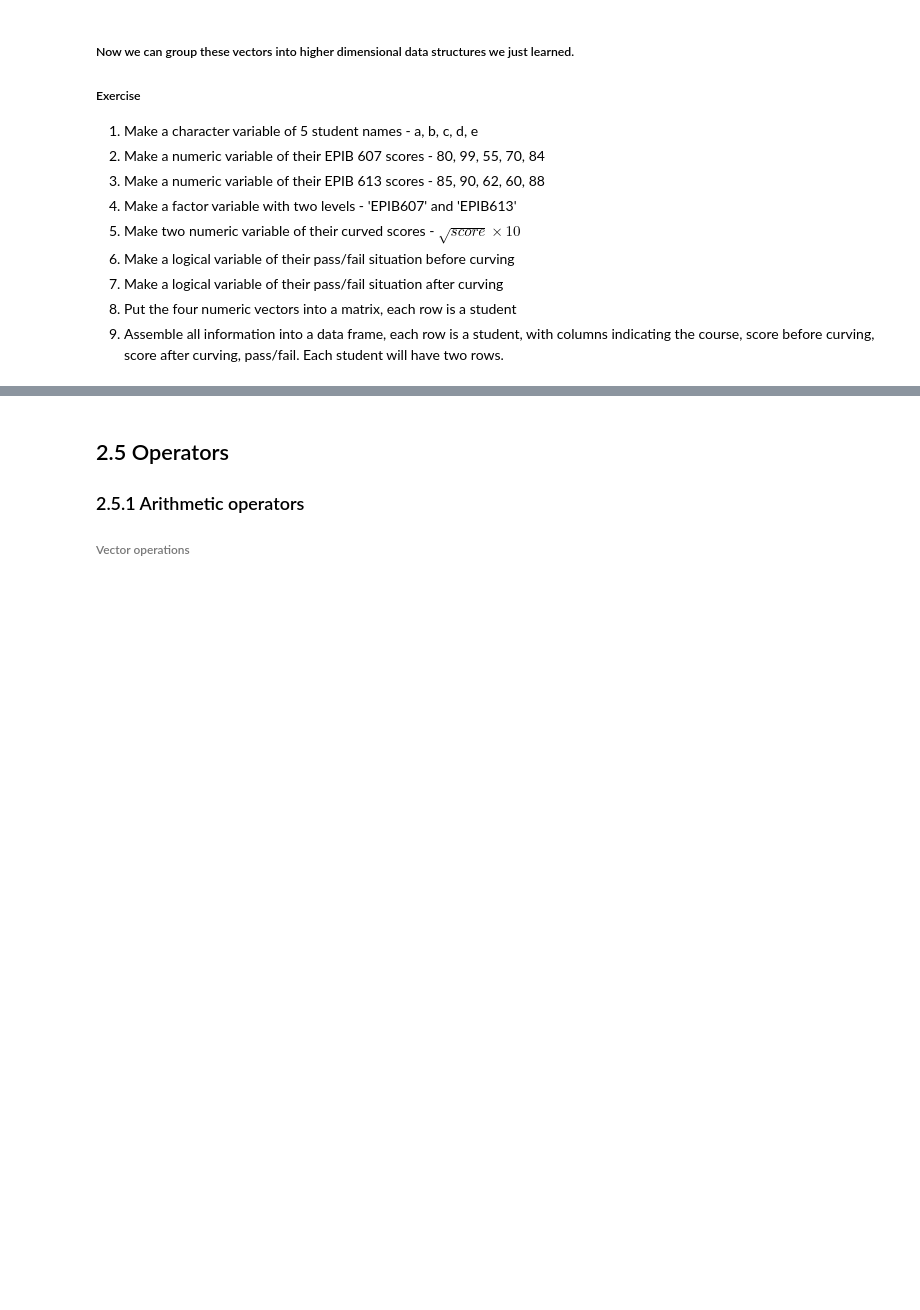
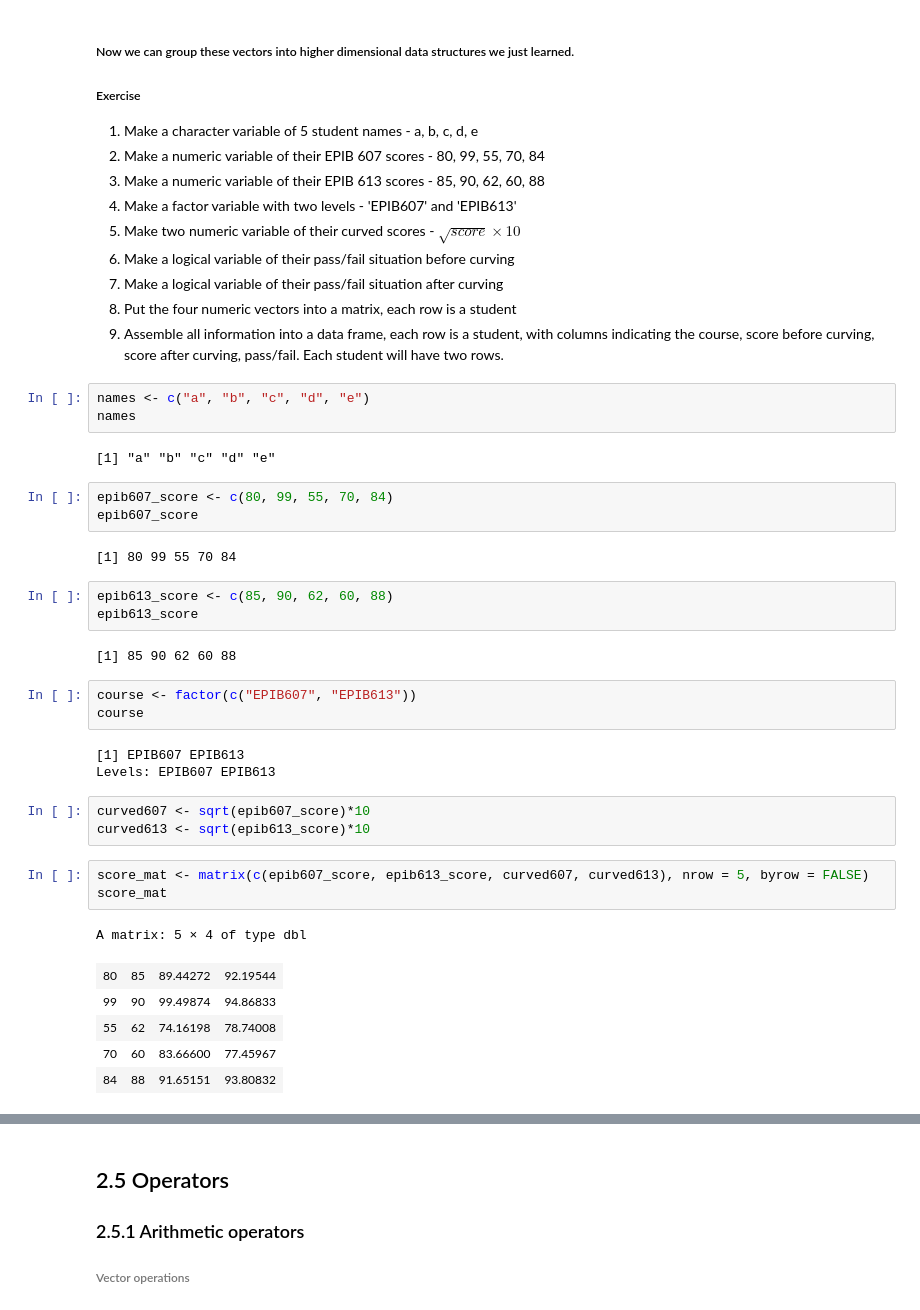
Before and after one commit to ly129/EPIB613_2019, a Jupyter notebook: Lecture2.ipynb, the cells around one changed output, grey strips where cells are left out. Cells and saved outputs as stored; diff of their text form; blank space fills up the shorter version.

```diff
--- a/Lecture2.ipynb
+++ b/Lecture2.ipynb
@@ -468,3 +477,37 @@ sequence(c(6, 1, 3))
 7. Make a logical variable of their pass/fail situation after curving
 8. Put the four numeric vectors into a matrix, each row is a student
 9. Assemble all information into a data frame, each row is a student, with columns indicating the course, score before curving, score after curving, pass/fail. Each student will have two rows.
+# %%
+names <- c("a", "b", "c", "d", "e")
+names
+# %% [output]
+[1] "a" "b" "c" "d" "e"
+# %%
+epib607_score <- c(80, 99, 55, 70, 84)
+epib607_score
+# %% [output]
+[1] 80 99 55 70 84
+# %%
+epib613_score <- c(85, 90, 62, 60, 88)
+epib613_score
+# %% [output]
+[1] 85 90 62 60 88
+# %%
+course <- factor(c("EPIB607", "EPIB613"))
+course
+# %% [output]
+[1] EPIB607 EPIB613
+Levels: EPIB607 EPIB613
+# %%
+curved607 <- sqrt(epib607_score)*10
+curved613 <- sqrt(epib613_score)*10
+# %%
+score_mat <- matrix(c(epib607_score, epib613_score, curved607, curved613), nrow = 5, byrow = FALSE)
+score_mat
+# %% [output]
+A matrix: 5 × 4 of type dbl
+| 80 | 85 | 89.44272 | 92.19544 |
+| 99 | 90 | 99.49874 | 94.86833 |
+| 55 | 62 | 74.16198 | 78.74008 |
+| 70 | 60 | 83.66600 | 77.45967 |
+| 84 | 88 | 91.65151 | 93.80832 |
```
Also changed, not shown: parts of 13 cells of this notebook, 2 other files.
